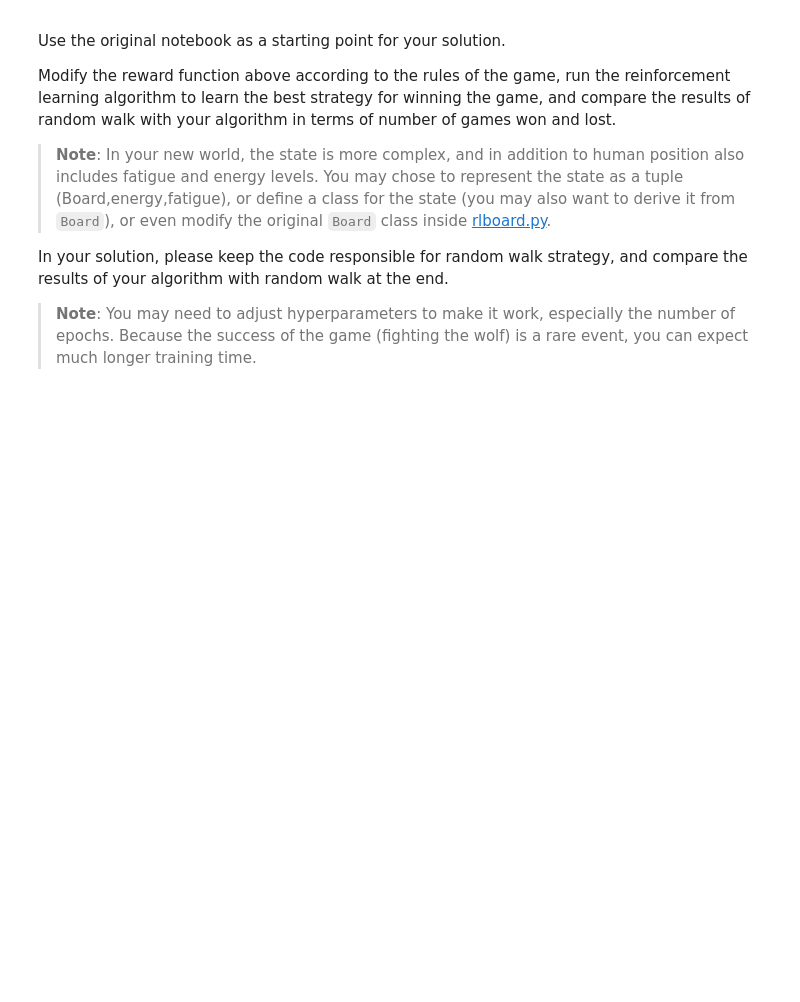
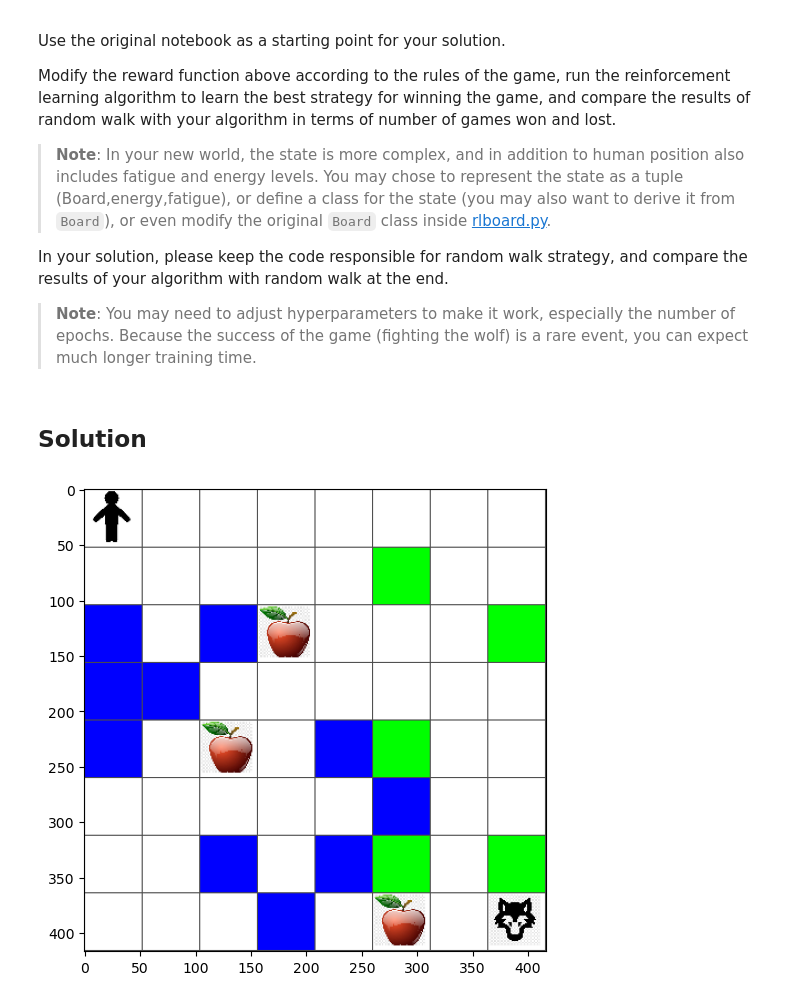
Before and after one commit to lukmanaj/ArewaDS-Machine-Learning-Assignments, a Jupyter notebook: week_10_Reinforcement_Learning/1-QLearning/assignment.ipynb, the cells around one changed output. Saved outputs shown, nothing was run; the diff lists cells and outputs as text; code cells hidden in the pictures; blank space fills up the shorter version.

```diff
--- a/week_10_Reinforcement_Learning/1-QLearning/assignment.ipynb
+++ b/week_10_Reinforcement_Learning/1-QLearning/assignment.ipynb
@@ -19,3 +19,5 @@ Modify the reward function above according to the rules of the game, run the rei
 In your solution, please keep the code responsible for random walk strategy, and compare the results of your algorithm with random walk at the end.
 
 > **Note**: You may need to adjust hyperparameters to make it work, especially the number of epochs. Because the success of the game (fighting the wolf) is a rare event, you can expect much longer training time.
+# %% [markdown]
+## Solution
@@ -21,0 +30,7 @@ In your solution, please keep the code responsible for random walk strategy, and
+# %%
+width, height = 8,8
+m = Board(width,height)
+m.randomize(seed=13)
+m.plot()
+# %% [output]
+[figure, added]
```
Also changed, not shown: parts of 19 cells of this notebook.
